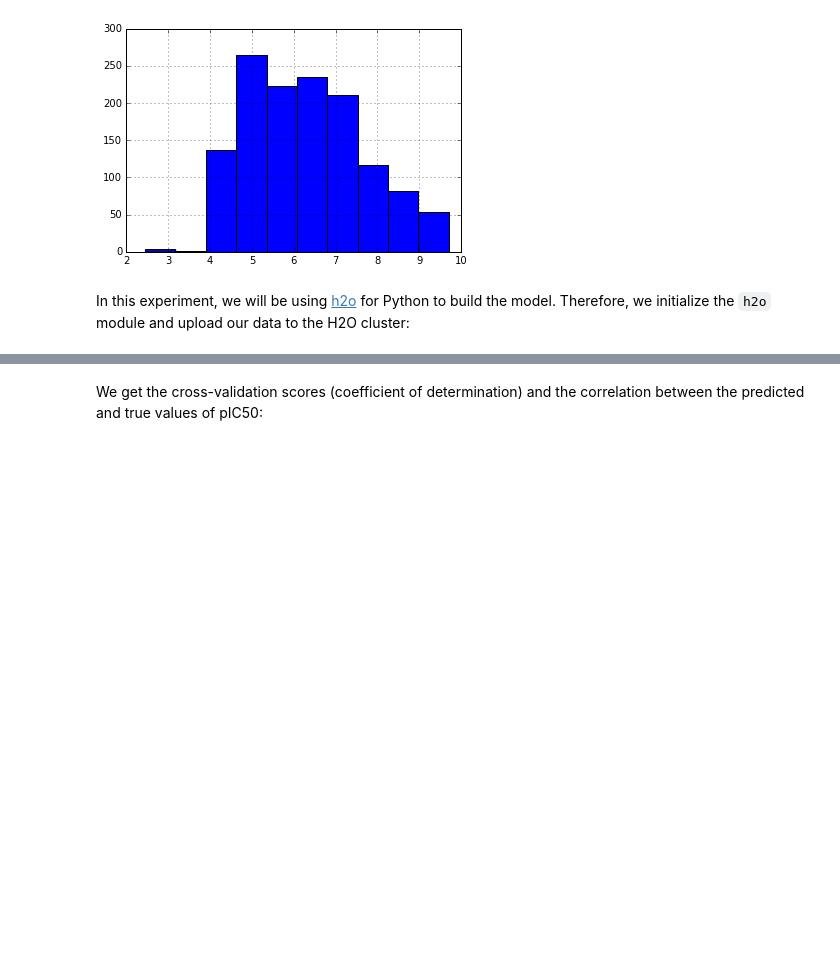
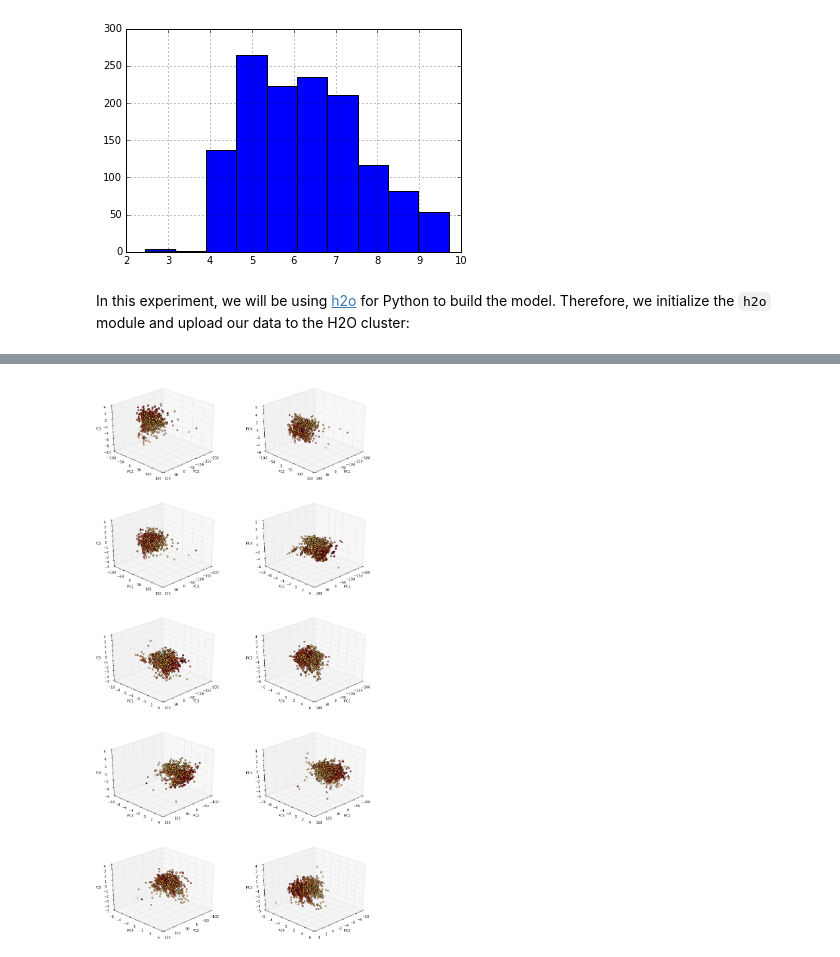
Before and after one commit to martin-sicho/MI_ADM, a Jupyter notebook: learn_h2o.ipynb, the cells around one changed output, grey strips where cells are left out. Cells and saved outputs as stored; diff of their text form; code cells hidden in the pictures; blank space fills up the shorter version.

```diff
--- a/learn_h2o.ipynb
+++ b/learn_h2o.ipynb
@@ -228,22 +367,4 @@ pca_result = pca.transform(data.iloc[:,1:])
 eigen_values = pca.explained_variance_ratio_
-# %%
-import matplotlib.pyplot as plt
-
-from mpl_toolkits.mplot3d import Axes3D
-
-plt.rcParams["figure.figsize"] = [15, 15]
-fig = plt.figure()
-ax = fig.gca(projection='3d')
-ax.scatter(
-    pca_result[:,0]
-    , pca_result[:,1]
-    , pca_result[:,2]
-    , c=data.ic50
-    , s=40
-    , cmap='YlOrRd' # red are the compounds with higher values of pIC50
-)
-ax.view_init(elev=0, azim=75)
-plt.show()
 # %%
 plt.rcParams["figure.figsize"] = [5, 3]
 
@@ -284,2 +374,0 @@ model.fit(descriptors_train, pIC50_train)
-# %% [markdown]
-We get the cross-validation scores (coefficient of determination) and the correlation between the predicted and true values of pIC50:
@@ -317,0 +375,27 @@ plt.scatter(
+# %%
+from mpl_toolkits.mplot3d import Axes3D
+from itertools import combinations
+
+combos = list(combinations(range(n_components), 3))
+
+plt.rcParams["figure.figsize"] = [15, 30]
+fig = plt.figure(len(combos) / 2)
+
+for idx, combo in enumerate(combos):
+    ax = fig.add_subplot(len(combos) / 2, 2, idx + 1, projection='3d')
+    ax.scatter(
+        pca_result[:,combo[0]]
+        , pca_result[:,combo[1]]
+        , pca_result[:,combo[2]]
+        , c=data.ic50
+        , s=20
+        , cmap='YlOrRd' # red are the compounds with higher values of pIC50
+    )
+    ax.view_init(elev=30, azim=45)
+    ax.set_xlabel('PC%s' % (combo[0] + 1))
+    ax.set_ylabel('PC%s' % (combo[1] + 1))
+    ax.set_zlabel('PC%s' % (combo[2] + 1))
+
+plt.show()
+# %% [output]
+[figure, added]
```
Also changed, not shown: parts of 36 cells of this notebook, 1 other file.
